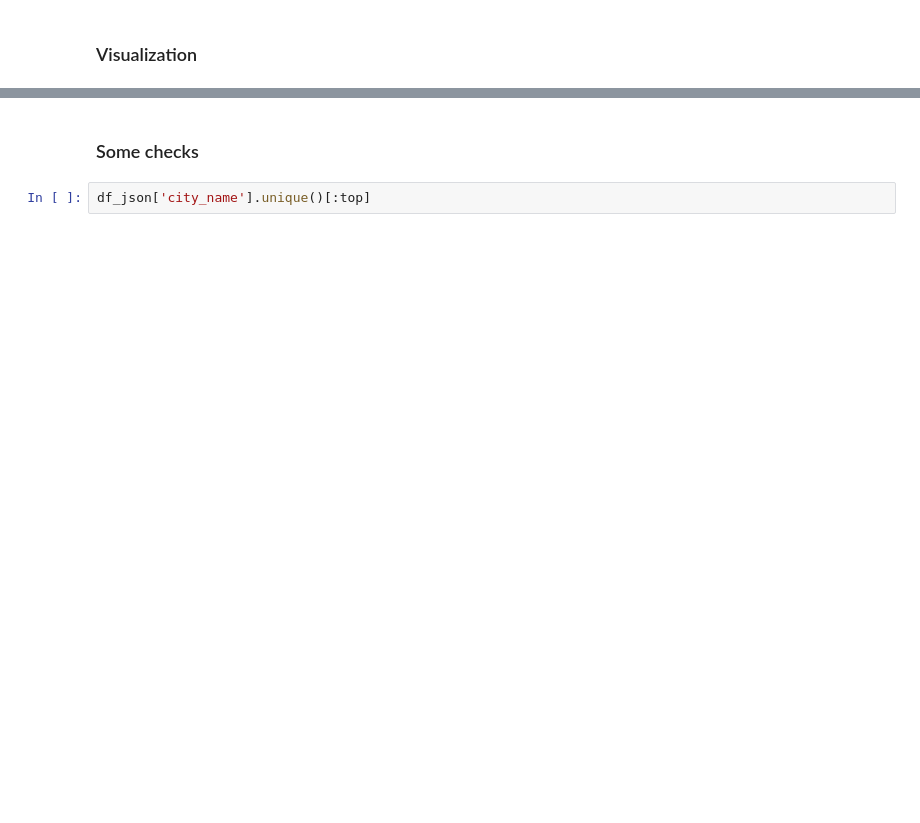
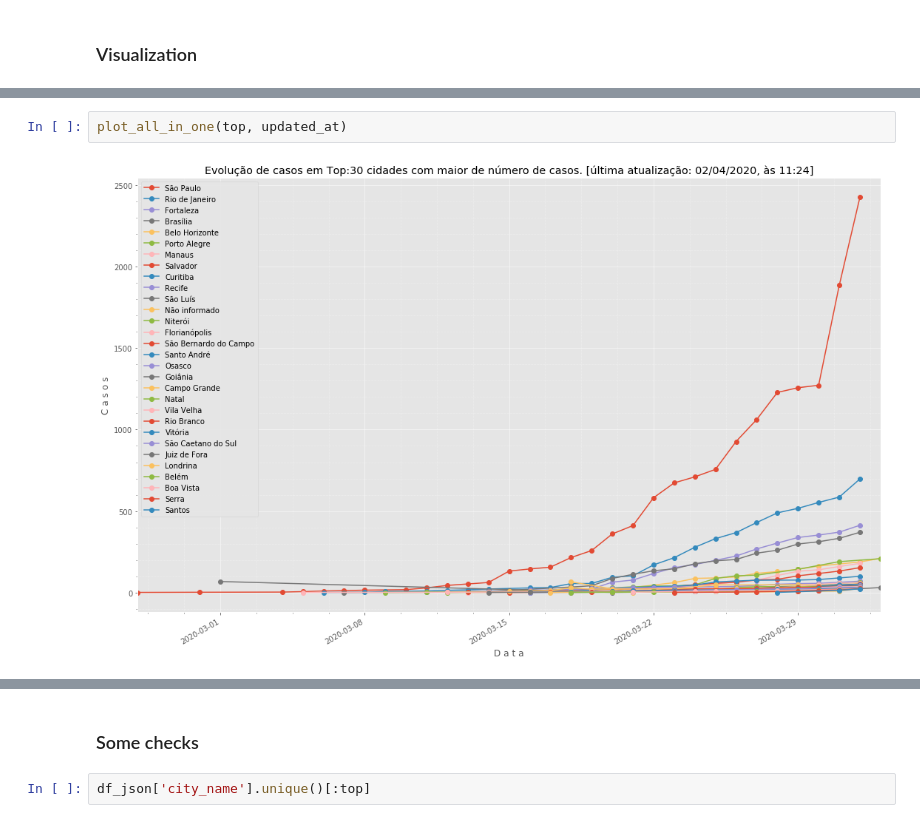
Before and after one commit to lucianovilasboas/covid-19, a Jupyter notebook: Covid-19_Brazil.ipynb, the cells around one changed output, grey strips where cells are left out. Drawn from its saved outputs; the diff is of its cells as text; blank space fills up the shorter version.

```diff
--- a/Covid-19_Brazil.ipynb
+++ b/Covid-19_Brazil.ipynb
@@ -171,0 +196,4 @@ for city in df_json['city_name'].unique()[:top]:
+# %%
+plot_all_in_one(top, updated_at)
+# %% [output]
+[figure, added]
```
Also changed, not shown: parts of 18 cells of this notebook.
